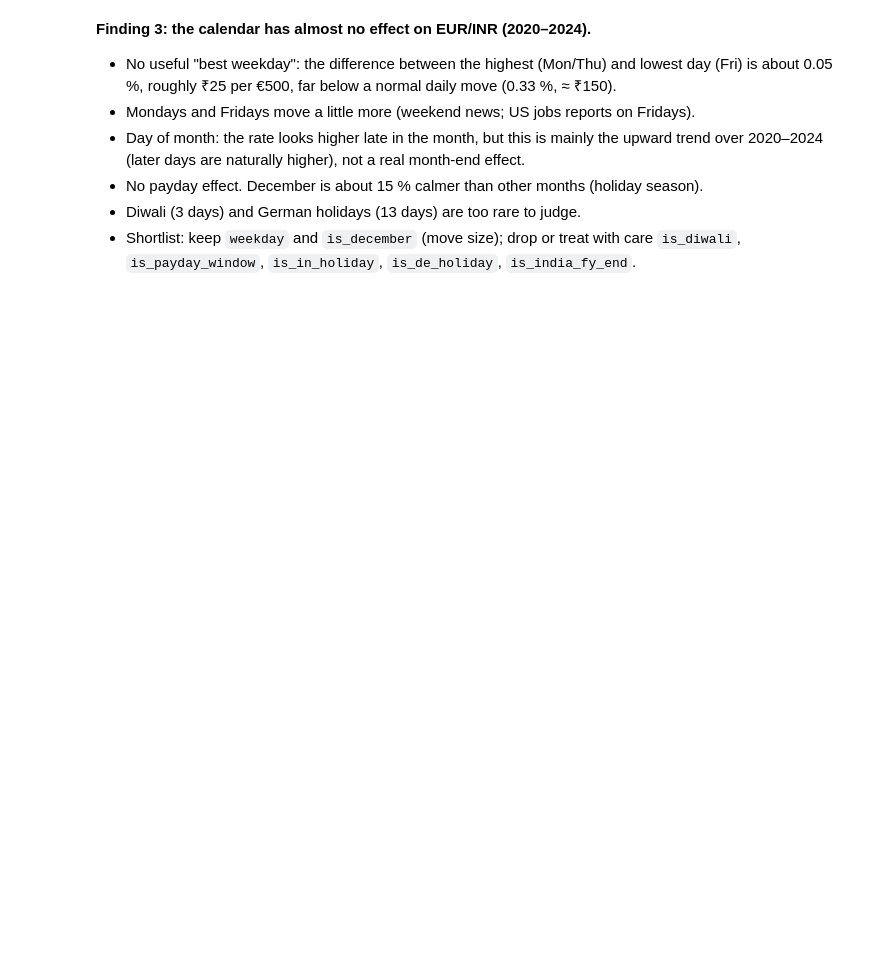
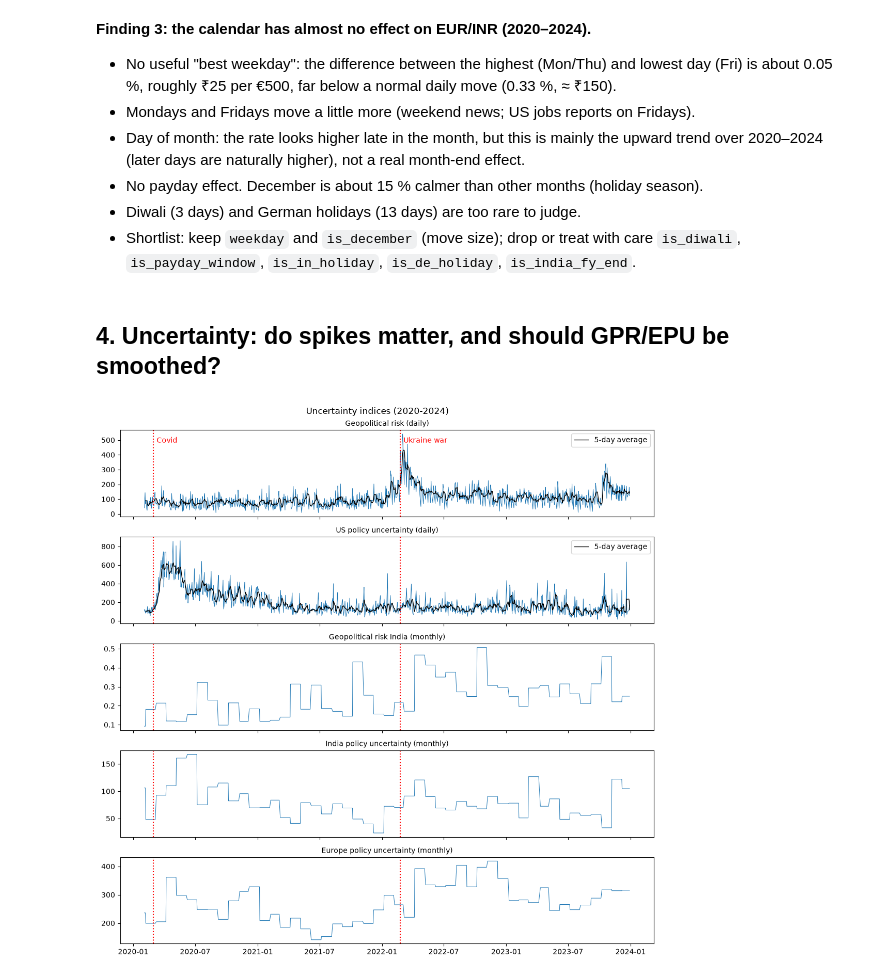
Before and after one commit to jayakrishnaaj/eur_to_inr_transfer_outlook, a Jupyter notebook: notebooks/eda_jayakrishna.ipynb, the cells around one changed output. Drawn from its saved outputs; the diff is of its cells as text; code cells hidden in the pictures; blank space fills up the shorter version.

```diff
--- a/notebooks/eda_jayakrishna.ipynb
+++ b/notebooks/eda_jayakrishna.ipynb
@@ -212,3 +267,27 @@ Diwali             3         0.589            0.334         0.480
 - Diwali (3 days) and German holidays (13 days) are too rare to judge.
 - Shortlist: keep `weekday` and `is_december` (move size); drop or treat with care
   `is_diwali`, `is_payday_window`, `is_in_holiday`, `is_de_holiday`, `is_india_fy_end`.
+# %% [markdown]
+## 4. Uncertainty: do spikes matter, and should GPR/EPU be smoothed?
+# %%
+UNC = {"gpr": "Geopolitical risk (daily)", "us_epu": "US policy uncertainty (daily)",
+       "gpr_india": "Geopolitical risk India (monthly)", "in_epu": "India policy uncertainty (monthly)",
+       "eu_epu": "Europe policy uncertainty (monthly)"}
+MARKS = {"2020-03-01": "Covid", "2022-02-24": "Ukraine war"}
+
+fig, axes = plt.subplots(len(UNC), 1, figsize=(11, 11), sharex=True)
+for ax, (col, name) in zip(axes, UNC.items()):
+    ax.plot(train["date"], train[col], linewidth=0.7)
+    if col in ("gpr", "us_epu"):
+        ax.plot(train["date"], train[col].rolling(5).mean(), color="black", linewidth=1, label="5-day average")
+        ax.legend(loc="upper right")
+    for d in MARKS:
+        ax.axvline(pd.Timestamp(d), color="red", linestyle=":")
+    ax.set_title(name, fontsize=10)
+axes[0].text(pd.Timestamp("2020-03-10"), axes[0].get_ylim()[1] * 0.85, "Covid", color="red")
+axes[0].text(pd.Timestamp("2022-03-05"), axes[0].get_ylim()[1] * 0.85, "Ukraine war", color="red")
+plt.suptitle("Uncertainty indices (2020-2024)")
+plt.tight_layout()
+plt.show()
+# %% [output]
+[figure, added]
```
Also changed, not shown: parts of 20 cells of this notebook.
